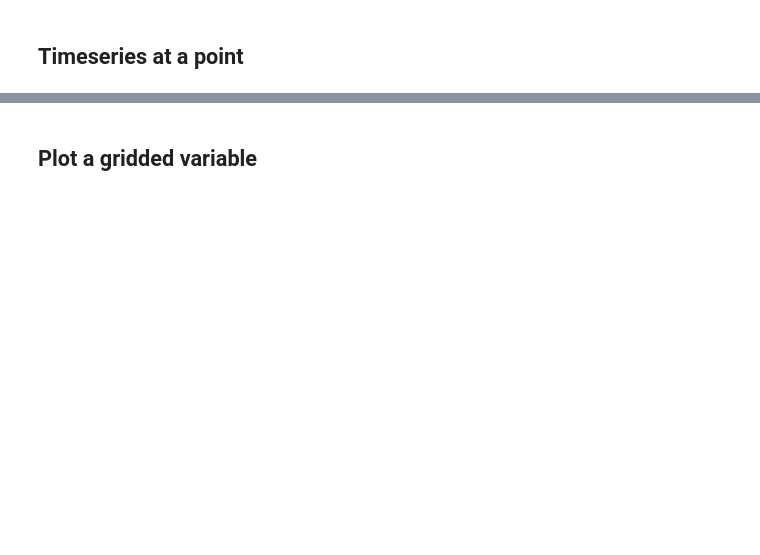
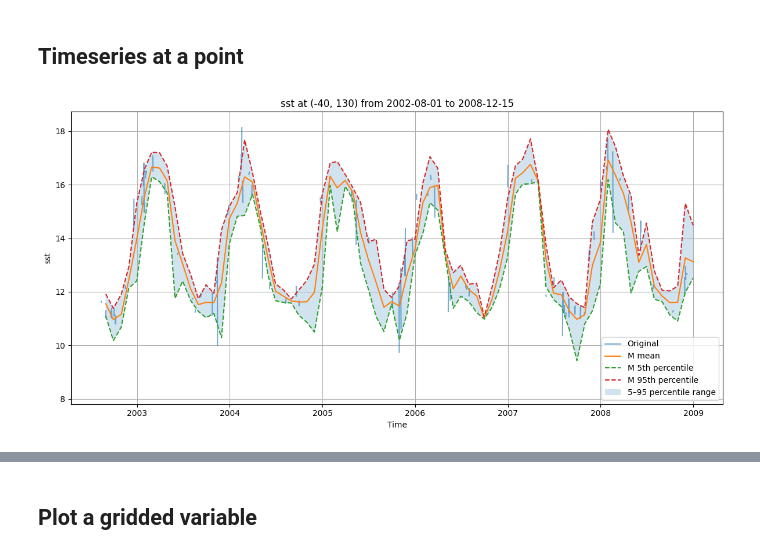
Before and after one commit to aodn/aodn_cloud_optimised, a Jupyter notebook: notebooks/satellite_sst_1day_aqua.ipynb, the cells around one changed output, grey strips where cells are left out. Cells and saved outputs as stored; diff of their text form; code cells hidden in the pictures; blank space fills up the shorter version.

```diff
--- a/notebooks/satellite_sst_1day_aqua.ipynb
+++ b/notebooks/satellite_sst_1day_aqua.ipynb
@@ -66,10 +76,12 @@ aodn_dataset.plot_time_coverage()
 ## Timeseries at a point
 # %%
 %%time
-time_series_df = aodn_dataset.get_timeseries_data(var_name='analysed_sst',
+time_series_df = aodn_dataset.get_timeseries_data(var_name='sst',
                                                   lat=-40,
                                                   lon=130,
-                                                  date_start='2007-12-01',
-                                                  date_end='2009-12-31',
+                                                  date_start='2002-08-01',
+                                                  date_end='2008-12-15',
                                                   lon_name_override="longitude",
                                                   lat_name_override="latitude").plot_timeseries()
+# %% [output]
+[figure, added]
```
Also changed, not shown: parts of 8 cells of this notebook, 8 other files.
